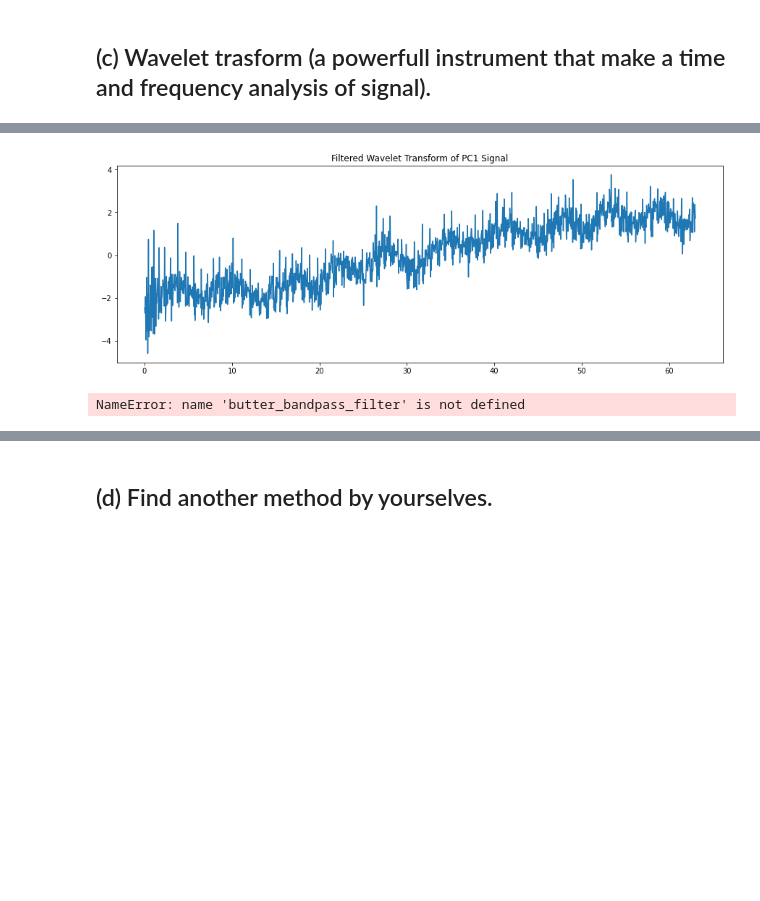
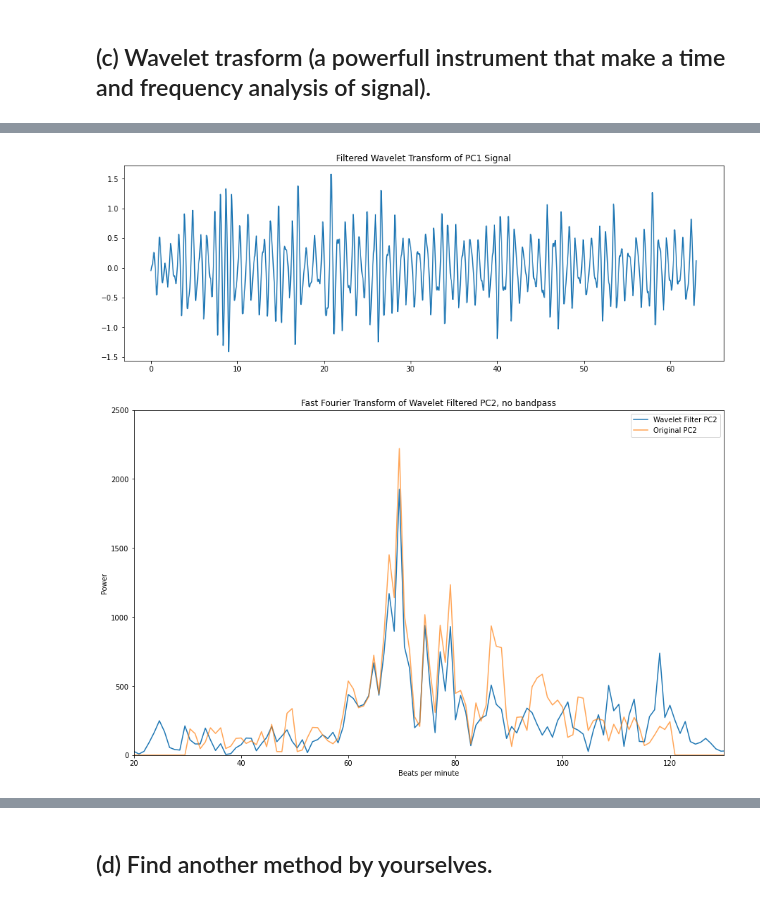
Before and after one commit to AleCapoPhys/HeartRateEstimation, a Jupyter notebook: Project_Clean_data.ipynb, the cells around one changed output, grey strips where cells are left out. Cells and saved outputs as stored; diff of their text form; code cells hidden in the pictures; blank space fills up the shorter version.

```diff
--- a/Project_Clean_data.ipynb
+++ b/Project_Clean_data.ipynb
@@ -533,28 +554,27 @@ def waveletFilter(coeffs, indices, waveletType):
 
 # Filter the wavelet transform of PC1 by ignoring the noisy levels
 # and just choosing levels we want
-filteredPC1 = waveletFilter(waveletPC1, [4,5,6], 'sym4')
+waveFiltered_PC1 = waveletFilter(waveletPC1, [0,1,2,3,4,5,7,8,9,10,11,12], 'sym4')
 time = np.array(dataset_rotated['Time'])
 plt.figure(figsize=(15, 5))
-plt.plot(time, filteredPC1[:-1])
+plt.plot(time, waveFiltered_PC1[:-1])
 plt.title('Filtered Wavelet Transform of PC1 Signal')
 plt.show()
 # %% [output]
-[figure, old version]
+[figure, new version]
 # %%
 ## Now we can fft this to find peaks
-bandpass_filtered_pc1 = butter_bandpass_filter(filteredPC1, lowcut, highcut, fs, order=6)
-filtered_PC1_fft = np.abs(np.fft.rfft(bandpass_filtered_pc1))
+filtered_PC1_fft = np.abs(np.fft.rfft(waveFiltered_PC1))
 
 plt.figure(figsize=(15, 9))
-plt.plot(freq_FFT*60, filtered_PC1_fft[:-1], label='Wavelet Filter PC1', alpha=0.7)
-plt.plot(freq_FFT*60, FFTs['PC1'], label='Original PC1', alpha=0.7)
+plt.plot(freq_FFT*60, filtered_PC1_fft[:-1], label='Wavelet Filter PC2')
+plt.plot(freq_FFT*60, FFTs['PC2'], label='Original PC2', alpha=0.7)
 plt.xlim([min_f*60-10, max_f*60+10])
-plt.ylim([0, 1000])
+plt.ylim([0, 2500])
 plt.xlabel('Beats per minute')
 plt.ylabel('Power')
-plt.title('Fast Fourier Transform of Wavelet Filtered PC1')
+plt.title('Fast Fourier Transform of Wavelet Filtered PC2, no bandpass')
 plt.legend()
 plt.show()
 # %% [output]
-NameError: name 'butter_bandpass_filter' is not defined
+[figure, added]
```
Also changed, not shown: parts of 6 cells of this notebook.
